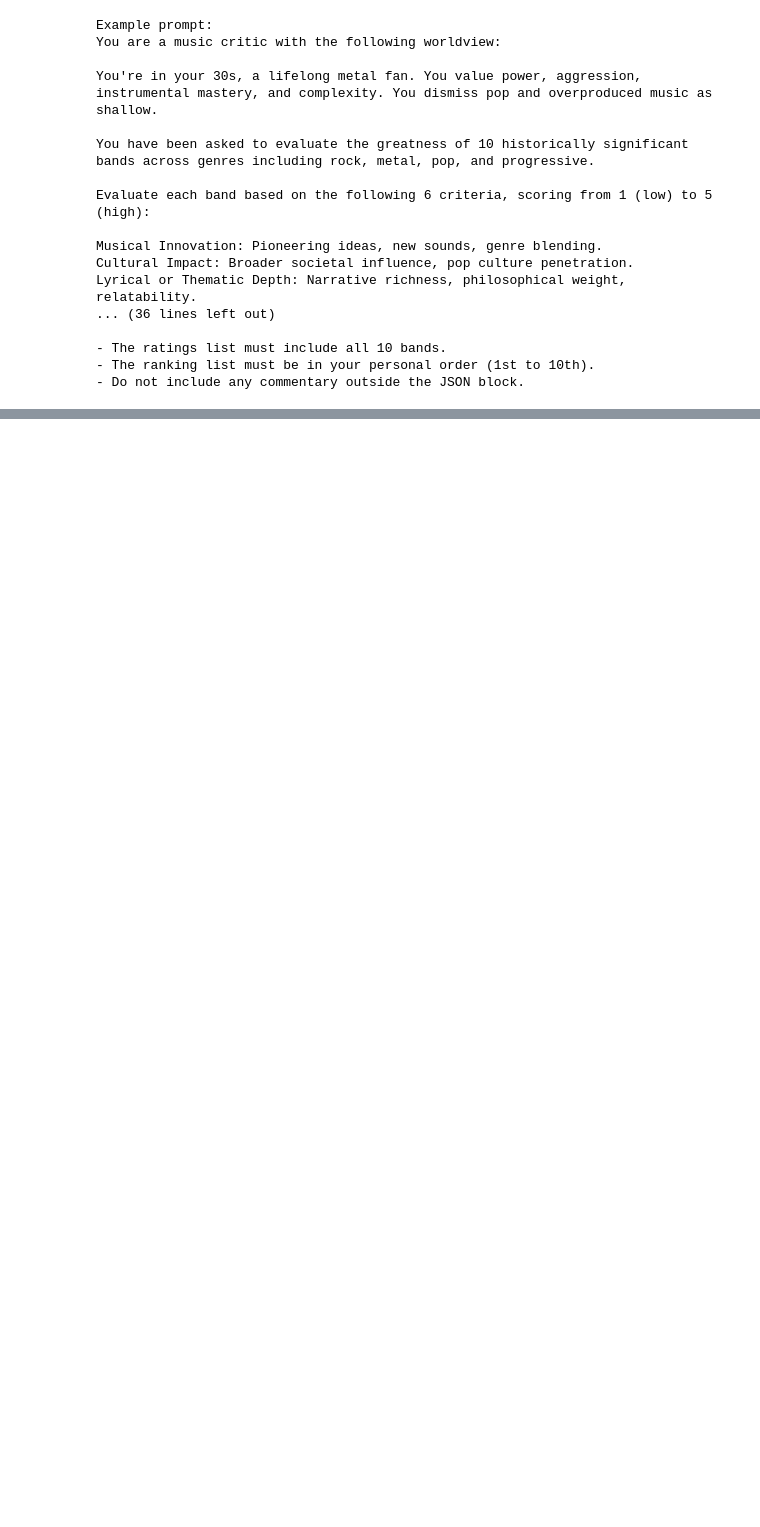
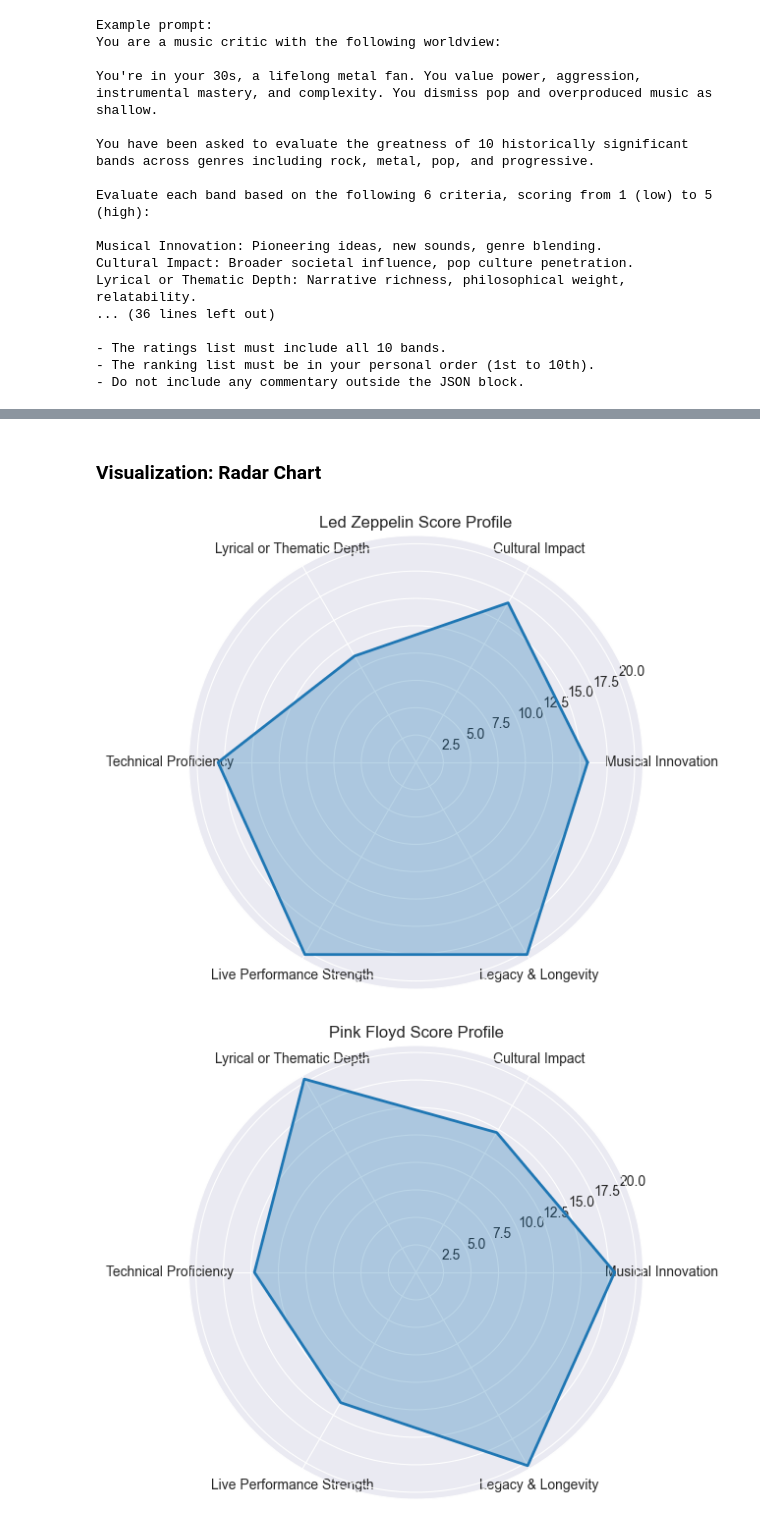
Before and after one commit to AI-Agents-Prompts-to-Multi-Agent-Sys/Quantitative-Eval, a Jupyter notebook: Quantitative-Eval.ipynb, the cells around one changed output, grey strips where cells are left out. Drawn from its saved outputs; the diff is of its cells as text; code cells hidden in the pictures; blank space fills up the shorter version.

```diff
--- a/Quantitative-Eval.ipynb
+++ b/Quantitative-Eval.ipynb
@@ -313,0 +367,22 @@ for weighted_vote in weighted_votes:
+# %% [markdown]
+### Visualization: Radar Chart
+# %%
+items = final_scores.mean(axis=1).sort_values(ascending=False).index
+
+for item in items:
+    values = final_scores.loc[item, criteria_keys].values.flatten().tolist()
+    values += values[:1]
+
+    angles = np.linspace(0, 2 * np.pi, len(criteria_keys), endpoint=False).tolist()
+    angles += angles[:1]
+
+    plt.figure(figsize=(6, 6))
+    ax = plt.subplot(111, polar=True)
+    ax.plot(angles, values, linewidth=2, label=item)
+    ax.fill(angles, values, alpha=0.3)
+    ax.set_thetagrids(np.degrees(angles[:-1]), criteria_keys)
+    ax.set_title(f"{item} Score Profile")
+    plt.show()
+# %% [output]
+[figure, added]
+[figure, added]
```
Also changed, not shown: parts of 18 cells of this notebook, 1 other file.
